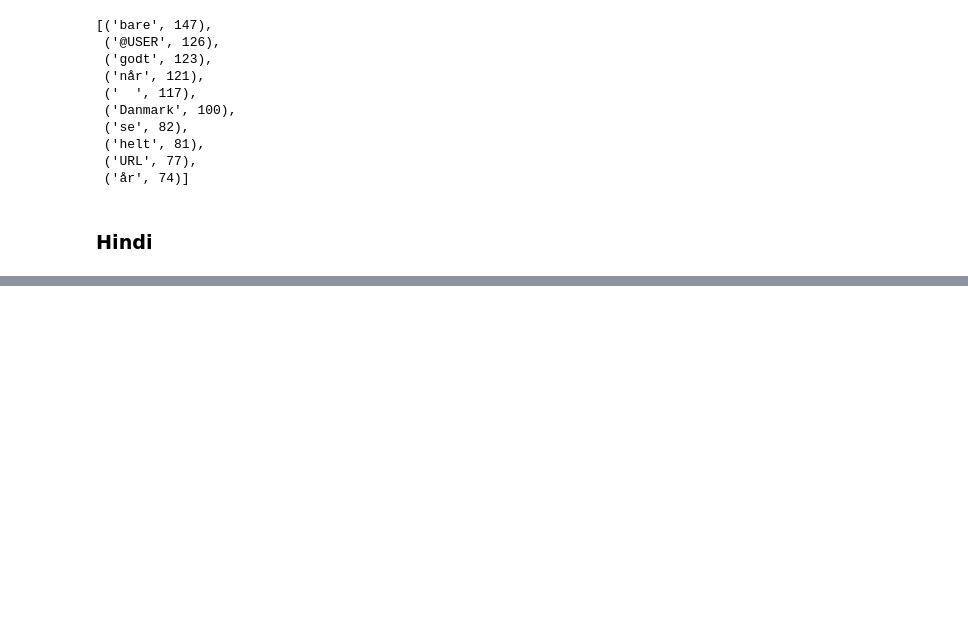
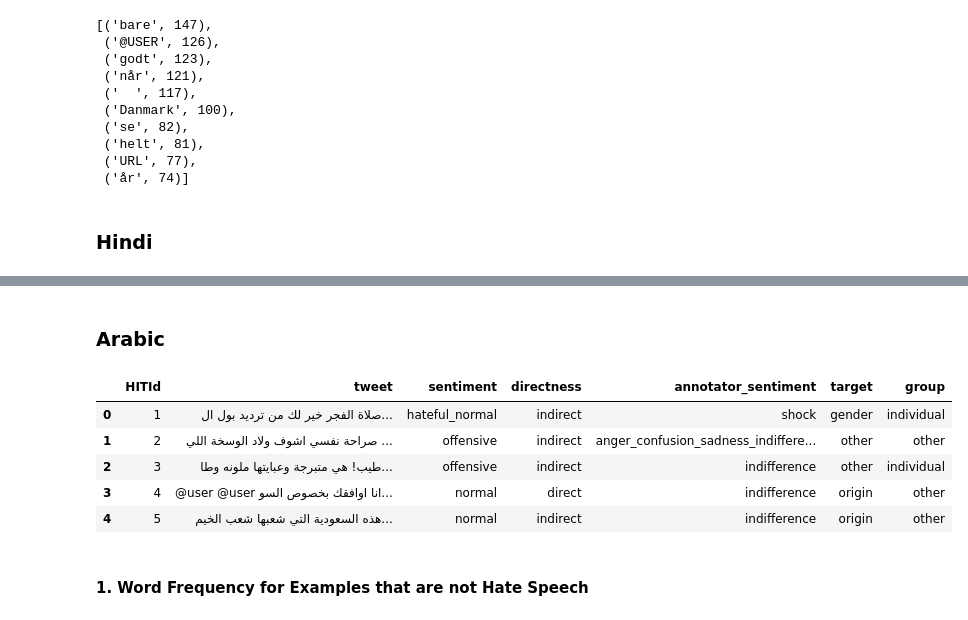
Before and after one commit to vidhur2k/Multilngual-Hate-Speech, a Jupyter notebook: preprocessing/inputstatistics.ipynb, the cells around one changed output, grey strips where cells are left out. Cells and saved outputs as stored; diff of their text form; code cells hidden in the pictures; blank space fills up the shorter version.

```diff
--- a/preprocessing/inputstatistics.ipynb
+++ b/preprocessing/inputstatistics.ipynb
@@ -335,0 +432,15 @@ freqs.most_common()[:10]
+# %% [markdown]
+### Arabic
+# %%
+df = pd.read_csv(f'{DATA_DIR}/arabic-ousidhoum/ar_dataset.csv')
+# %%
+df.head()
+# %% [output]
+|  | HITId | tweet | sentiment | directness | annotator_sentiment | target | group |
+| 0 | 1 | صلاة الفجر خير لك من ترديد بول ال... | hateful_normal | indirect | shock | gender | individual |
+| 1 | 2 | صراحة نفسي اشوف ولاد الوسخة اللي ... | offensive | indirect | anger_confusion_sadness_indiffere... | other | other |
+| 2 | 3 | طيب! هي متبرجة وعبايتها ملونه وطا... | offensive | indirect | indifference | other | individual |
+| 3 | 4 | @user @user انا اوافقك بخصوص السو... | normal | direct | indifference | origin | other |
+| 4 | 5 | هذه السعودية التي شعبها شعب الخيم... | normal | indirect | indifference | origin | other |
+# %% [markdown]
+#### 1. Word Frequency for Examples that are not Hate Speech
```
Also changed, not shown: parts of 27 cells of this notebook, 1 other file.
